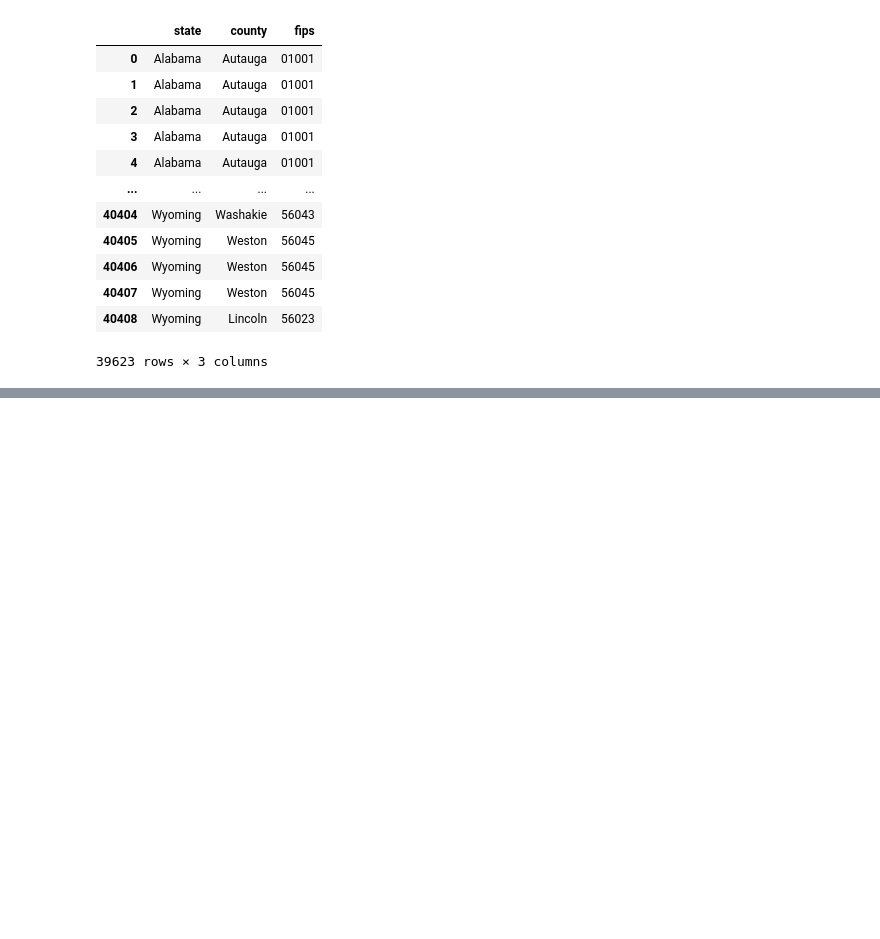
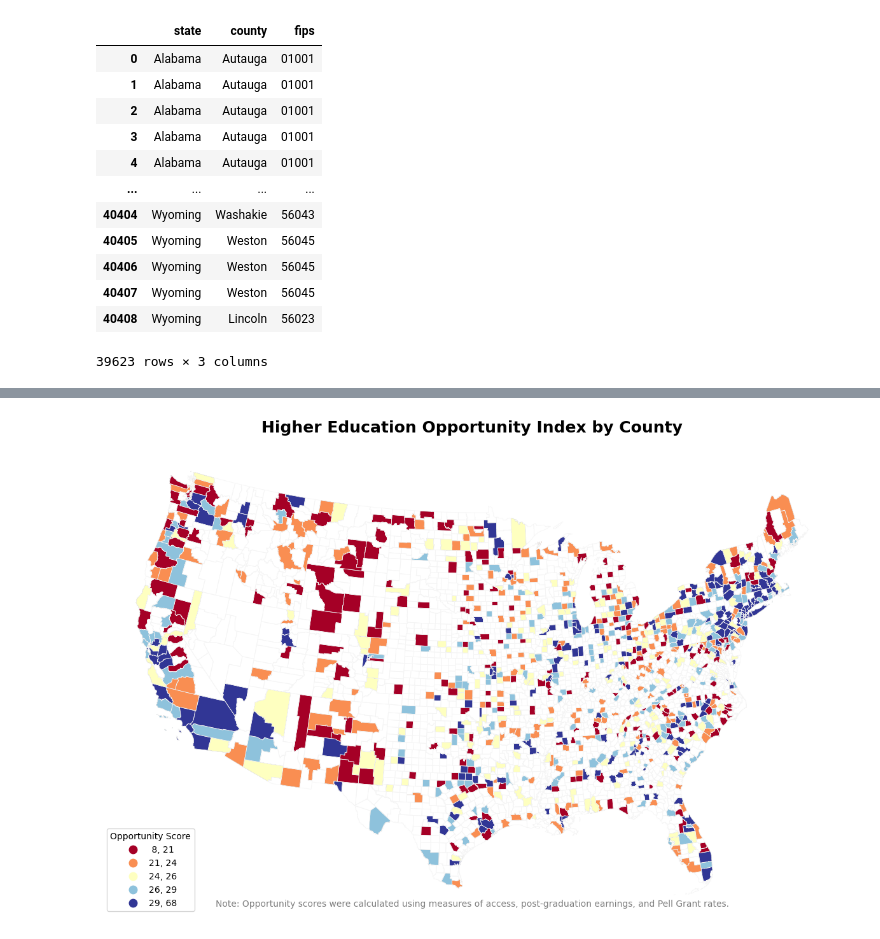
Before and after one commit to camerondiwa/dataviz-final-project-cameron-and-yvaine, a Jupyter notebook: preprocessing.ipynb, the cells around one changed output, grey strips where cells are left out. Drawn from its saved outputs; the diff is of its cells as text; code cells hidden in the pictures; blank space fills up the shorter version.

Commit message:
visualized the education deserts

```diff
--- a/preprocessing.ipynb
+++ b/preprocessing.ipynb
@@ -213,2 +220,6 @@ county_metrics
 # %%
 county_metrics.to_csv("data/derived-data/county_metrics.csv")
+# %%
+county_and_opscore_gdf = county_gdf.merge(county_metrics, on='fips', how='left')
+county_with_opscore_gdf = county_and_opscore_gdf.dropna(subset=['opportunity_score'])
+county_with_opscore_gdf
@@ -214,0 +240,40 @@ county_metrics.to_csv("data/derived-data/county_metrics.csv")
+# %%
+# use the same CRS
+county_with_opscore_gdf = county_with_opscore_gdf.to_crs("EPSG:5070")
+schools_with_fips = schools_with_fips.to_crs("EPSG:5070")
+county_gdf = county_gdf.to_crs("EPSG:5070")
+
+# initialize the plot
+fig, ax = plt.subplots(figsize=(15, 10))
+
+# plot the base map
+county_gdf.boundary.plot(ax=ax, color='whitesmoke', edgecolor='lightgrey', linewidth=0.5)
+
+# color the counties by opportunity score
+county_with_opscore_gdf.plot(
+    column='opportunity_score',
+    ax=ax,
+    cmap='RdYlBu',
+    scheme='Quantiles',
+    k=5,
+    legend=True,
+    legend_kwds={
+        'title': "Opportunity Score",
+        'loc': 'lower left',
+        'fmt': "{:.0f}"
+    },
+    edgecolor='black',
+    linewidth=0.1
+)
+
+# add title
+plt.title("Higher Education Opportunity Index by County", fontsize=18, fontweight='bold', pad=20)
+ax.set_axis_off()
+
+# add a note for context
+plt.text(0.5, 0.02, "Note: Opportunity scores were calculated using measures of access, post-graduation earnings, and Pell Grant rates.",
+         transform=ax.transAxes, ha="center", fontsize=10, color='gray')
+
+plt.show()
+# %% [output]
+[figure, added]
```
Also changed, not shown: parts of 9 cells of this notebook.
